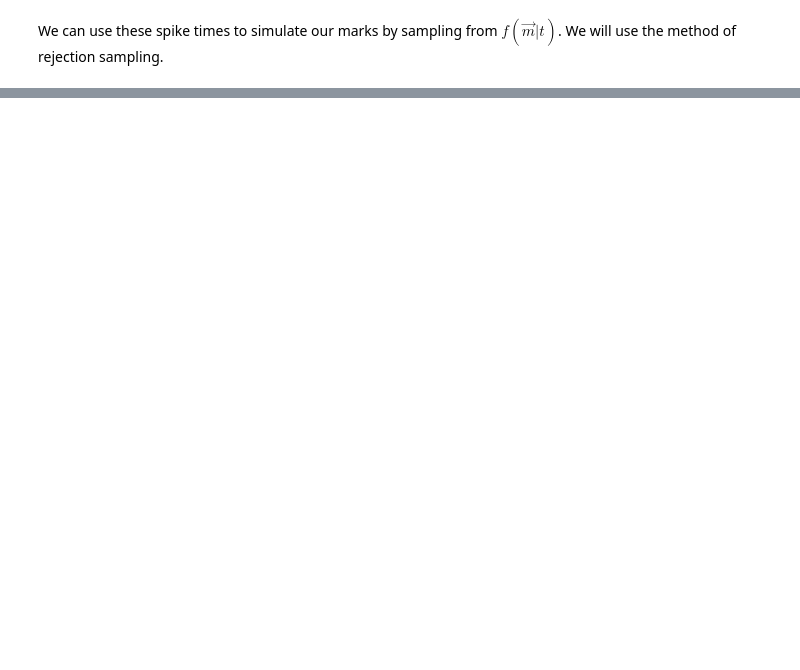
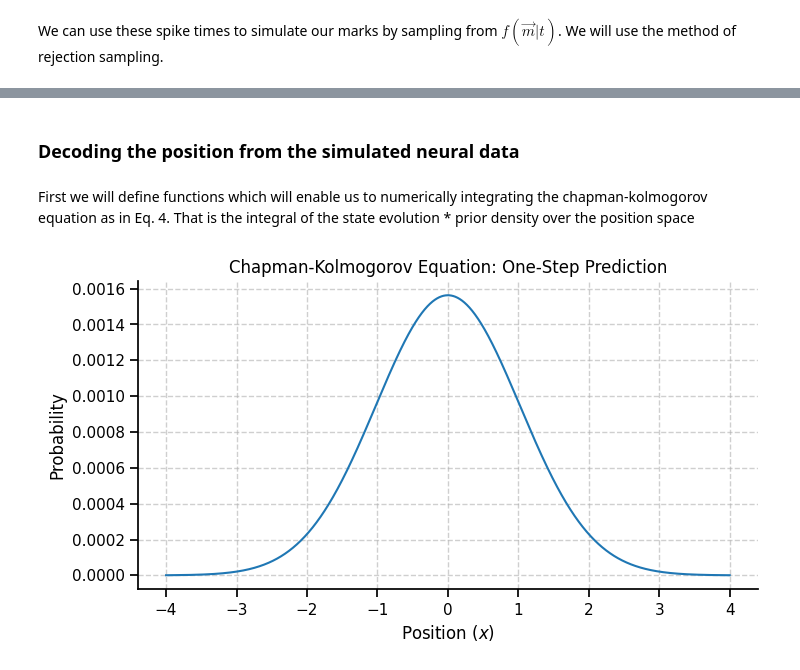
Before and after one commit to Sid-Rafilson-1617/Clusterless-Decoding, a Jupyter notebook: SimulatedData.ipynb, the cells around one changed output, grey strips where cells are left out. Drawn from its saved outputs; the diff is of its cells as text; code cells hidden in the pictures; blank space fills up the shorter version.

```diff
--- a/SimulatedData.ipynb
+++ b/SimulatedData.ipynb
@@ -192,0 +216,46 @@ plt.show()
+# %% [markdown]
+### Decoding the position from the simulated neural data
+# %% [markdown]
+First we will define functions which will enable us to numerically integrating the chapman-kolmogorov equation as in Eq. 4. That is the integral of the state evolution * prior density over the position space
+# %%
+# discretizing the position
+x_min, x_max = -4, 4
+N = 2000
+dx = (x_max - x_min) / N
+x_range = np.linspace(x_min, x_max, N)
+
+
+# Defining the state evolution model
+def state_evolution(x_new, x_old, alpha, sigma):
+    '''getting the probability of transitioning from x_k_minus_1 to x_k'''
+    return  (np.exp(-((x_new - alpha * x_old)**2) / (2 * sigma**2))) / np.sqrt(2 * np.pi * sigma**2)
+
+
+# Defining the initial prior density of x for the first time step.
+def initial_prior_density(x, mu, sigma):
+    '''getting the prior density of x. Used for intializing the forward filtering algorithm. Here we use a Gaussian distribution'''
+    prior = np.exp(-((x - mu)**2) / (2 * sigma**2)) / np.sqrt(2 * np.pi * sigma**2)
+    prior /= np.sum(prior)
+    return prior
+
+def chapman_kolmogorov(x_range, alpha, sigma, prior):
+    '''Implementing the Chapman-Kolmogorov equation for the state evolution model'''
+    x_new, x_old = np.meshgrid(x_range, x_range)
+    transition = np.exp(-((x_new - alpha * x_old)**2) / (2 * sigma**2)) / np.sqrt(2 * np.pi * sigma**2)
+    probabilities = np.dot(transition, prior) * dx
+    probabilities /= np.sum(probabilities)
+    return probabilities
+
+# testing the Chapman-Kolmogorov equation
+prior = initial_prior_density(x_range, 0,1)
+probabilities = chapman_kolmogorov(x_range, alpha, sigma, prior)
+plt.figure(figsize=(8, 4))
+sns.lineplot(x=x_range, y=probabilities)
+plt.grid(True, linestyle='--', alpha=0.6)
+plt.xlabel('Position $(x)$')
+plt.ylabel('Probability')
+plt.title('Chapman-Kolmogorov Equation: One-Step Prediction')
+sns.despine()
+plt.show()
+# %% [output]
+[figure, added]
```
Also changed, not shown: parts of 13 cells of this notebook.
